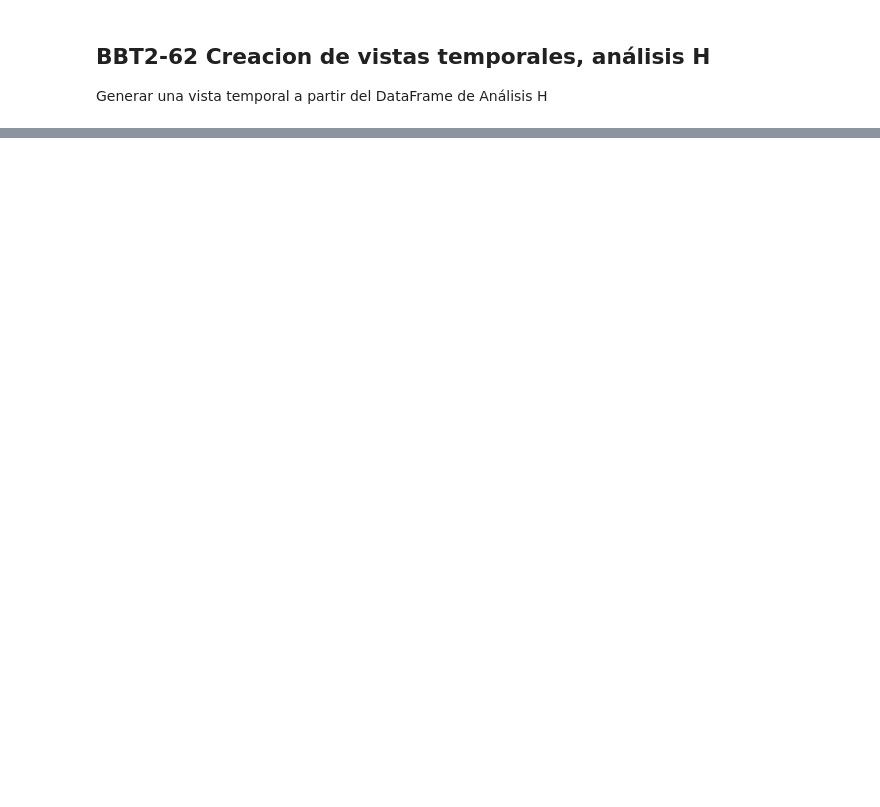
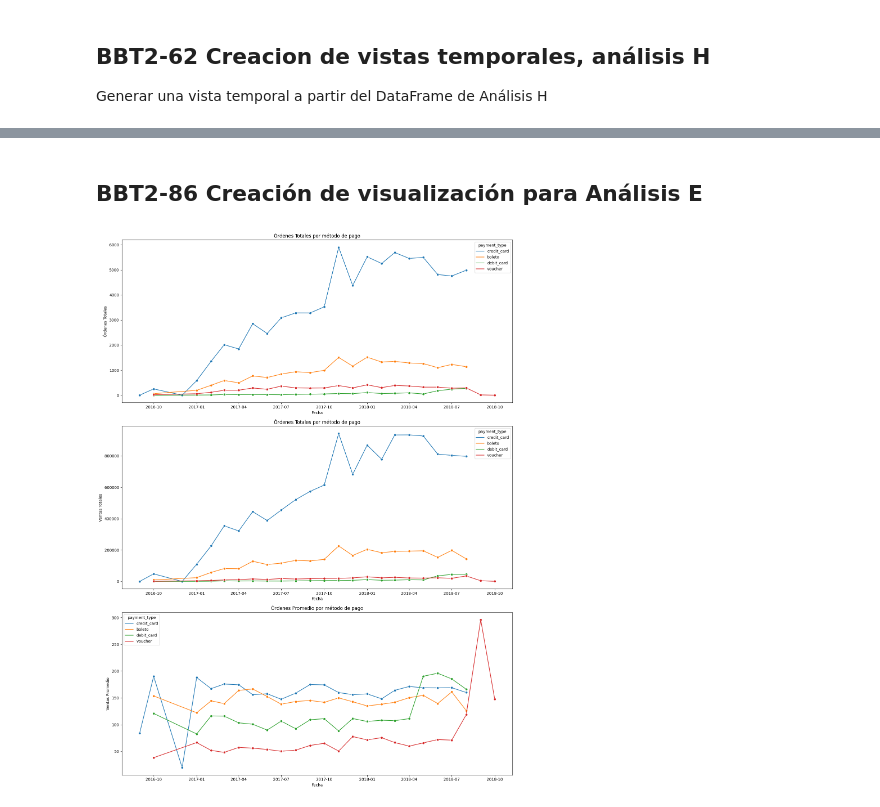
Before and after one commit to alkemyTech/BBVA-BDS-W1-T2, a Jupyter notebook: TP_Grupal_Meli.ipynb, the cells around one changed output, grey strips where cells are left out. Drawn from its saved outputs; the diff is of its cells as text; code cells hidden in the pictures; blank space fills up the shorter version.

```diff
--- a/TP_Grupal_Meli.ipynb
+++ b/TP_Grupal_Meli.ipynb
@@ -600,0 +692,36 @@ query_H.show()
+# %% [markdown]
+## BBT2-86 Creación de visualización para Análisis E
+# %%
+#Creamos df de pandas con la query de la vista temporal E (para poder graficar)
+df_query_E = dfs_query_E.toPandas()
+# %%
+
+# Crear una columna de fecha única
+df_query_E['date'] = df_query_E['Year'].astype(str) + '-' + df_query_E['Month'].astype(str).str.zfill(2)
+df_query_E['date'] = pd.to_datetime(df_query_E['date'], format='%Y-%m')
+
+# Configurar la figura y los ejes
+fig, axs = plt.subplots(3, 1, figsize=(15, 20))
+
+# Total Orders
+sns.lineplot(x='date', y='Total_Orders', hue='payment_type', data=df_query_E, marker='o', ax=axs[0])
+axs[0].set_title('Órdenes Totales por método de pago')
+axs[0].set_xlabel('Fecha')
+axs[0].set_ylabel('Órdenes Totales')
+
+# Total Sales
+sns.lineplot(x='date', y='Total_Sales', hue='payment_type', data=df_query_E, marker='o', ax=axs[1])
+axs[1].set_title('Órdenes Totales por método de pago')
+axs[1].set_xlabel('Fecha')
+axs[1].set_ylabel('Ventas Totales')
+
+# Avg Sales
+sns.lineplot(x='date', y='Avg_Sales', hue='payment_type', data=df_query_E, marker='o', ax=axs[2])
+axs[2].set_title('Órdenes Promedio por método de pago')
+axs[2].set_xlabel('Fecha')
+axs[2].set_ylabel('Ventas Promedio')
+
+plt.tight_layout()
+plt.show()
+# %% [output]
+[figure, added]
```
Also changed, not shown: parts of 47 cells of this notebook.
